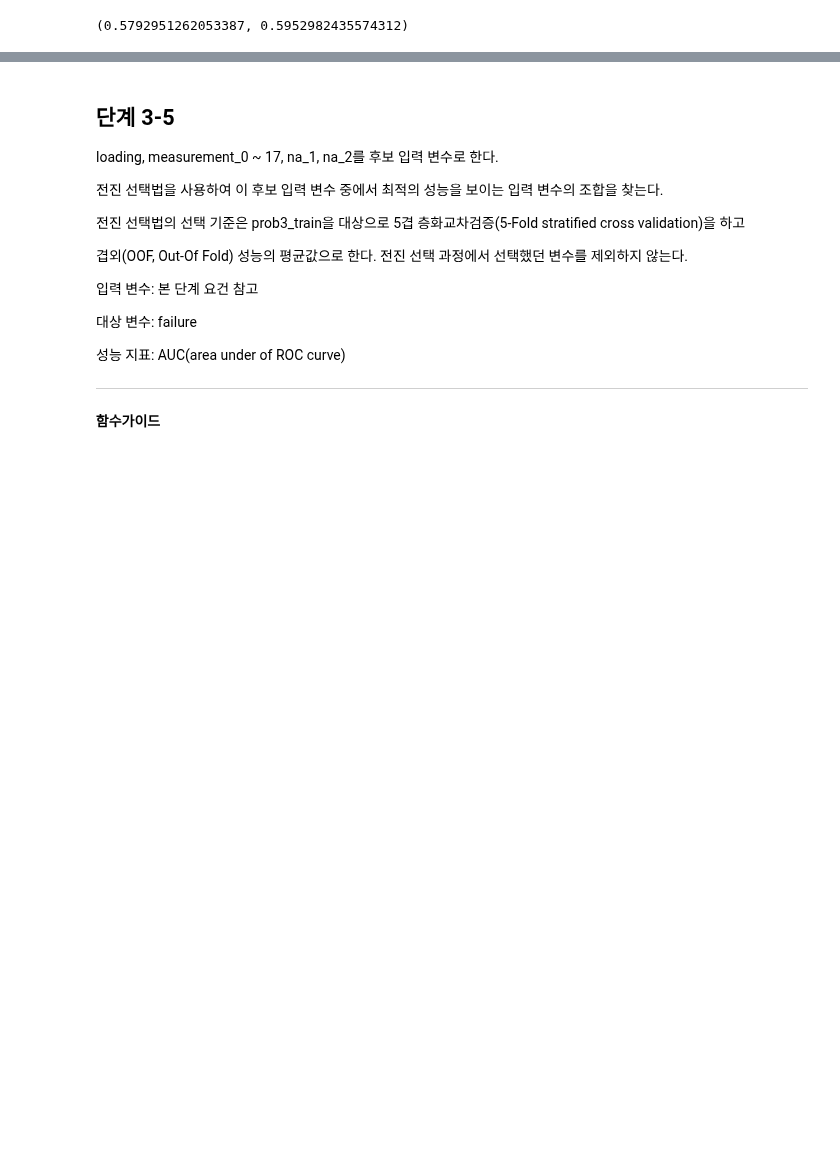
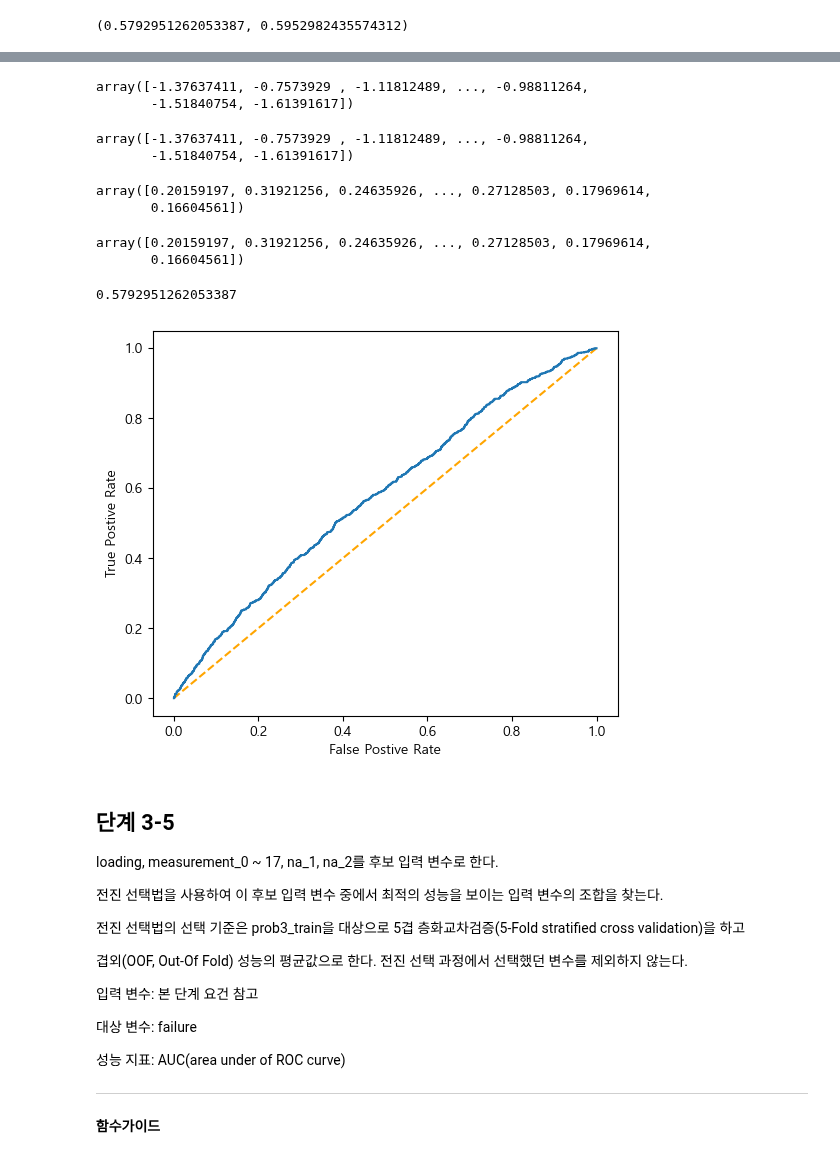
Before and after one commit to sunkusun9/DS_lv3_2404_2, a Jupyter notebook: sec_ds_lv3_prob1_prob.ipynb, the cells around one changed output, grey strips where cells are left out. Saved outputs shown, nothing was run; the diff lists cells and outputs as text; code cells hidden in the pictures; blank space fills up the shorter version.

```diff
--- a/sec_ds_lv3_prob1_prob.ipynb
+++ b/sec_ds_lv3_prob1_prob.ipynb
@@ -958,3 +916,62 @@ plt.show()
+# %%
+# Logistic Regression에서의 decision_function은 Logit을 반환합니다. 이를 이용해도 Positive확률과 똑같은 roc_auc를 얻을 수 있습니다.
+# decision function을 출력해봅니다.
+clf_lr.decision_function(df_prob3_train[X_lr])
+# %% [output]
+array([-1.37637411, -0.7573929 , -1.11812489, ..., -0.98811264,
+       -1.51840754, -1.61391617])
+# %%
+# 실제 로짓을 구해봅니다.
+np.log(
+    clf_lr.predict_proba(df_prob3_train[X_lr])[:, 1] / (1 - clf_lr.predict_proba(df_prob3_train[X_lr])[:, 1])
+)
+# %% [output]
+array([-1.37637411, -0.7573929 , -1.11812489, ..., -0.98811264,
+       -1.51840754, -1.61391617])
+# %%
+# Logit의 역함수인 로지스틱 함수에 넣으면 확률이 나옵니다.
+from scipy.special import expit
+expit(clf_lr.decision_function(df_prob3_train[X_lr]))
+# %% [output]
+array([0.20159197, 0.31921256, 0.24635926, ..., 0.27128503, 0.17969614,
+       0.16604561])
+# %%
+clf_lr.predict_proba(df_prob3_train[X_lr])[:, 1]
+# %% [output]
+array([0.20159197, 0.31921256, 0.24635926, ..., 0.27128503, 0.17969614,
+       0.16604561])
+# %%
+# ROC AUC의 실제 값을 구해봅니다.
+# 이 때 logit으로 구해 보겠습니다.
+df_prob3_test[['failure']].assign(
+    score = clf_lr.decision_function(df_prob3_test[X_lr])
+).sort_values('score', ascending=False).assign(
+    fpr=lambda x: (1 - x['failure']).cumsum() / (1 - x['failure']).sum(),
+    tpr=lambda x: (x['failure']).cumsum() / ( x['failure']).sum(),
+).assign(
+    fpr_1 = lambda x: x['fpr'].shift(1).fillna(0)
+).assign(
+    sq = lambda x: (x['fpr'] - x['fpr_1']) * x['tpr']
+)['sq'].sum()
+# %% [output]
+0.5792951262053387
+# %%
+# ROC AUC를 그려봅니다.
+plt.figure(figsize=(6, 5))
+plt.plot([0, 1], [0, 1], color='orange', linestyle='--')
+df_prob3_test[['failure']].assign(
+    score = clf_lr.decision_function(df_prob3_test[X_lr])
+).sort_values('score', ascending=False).assign(
+    fpr=lambda x: (1-x['failure']).cumsum() / (1 - x['failure']).sum(),
+    tpr=lambda x: (x['failure']).cumsum() / ( x['failure']).sum(),
+).pipe(
+    lambda x: plt.plot(x['fpr'], x['tpr'])
+)
+plt.gca().set_xlabel('False Postive Rate')
+plt.gca().set_ylabel('True Postive Rate')
+plt.show()
+# %% [output]
+[figure, added]
 # %% [markdown]
 ## 단계 3-5
 
```
Also changed, not shown: parts of 95 cells of this notebook.
